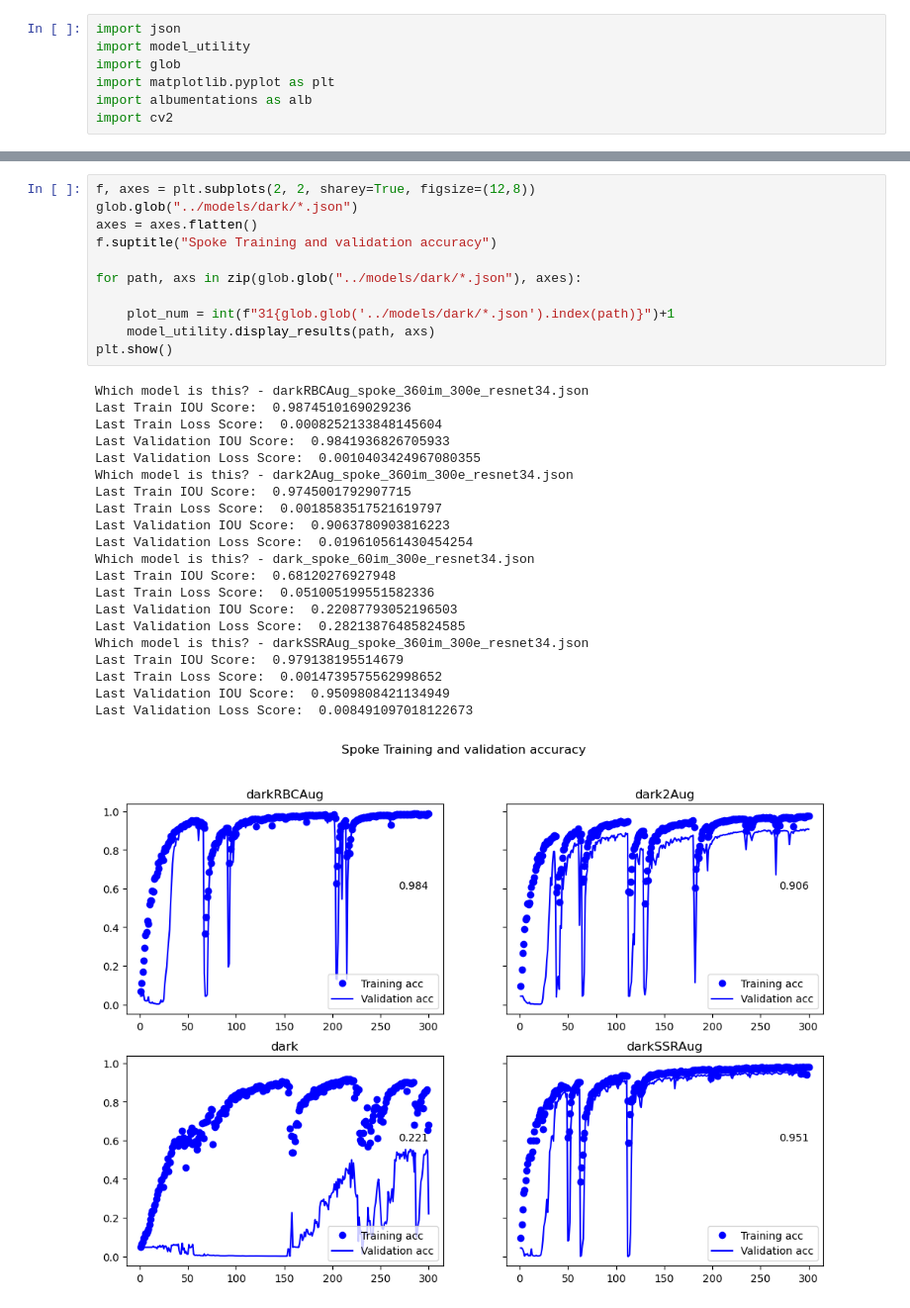
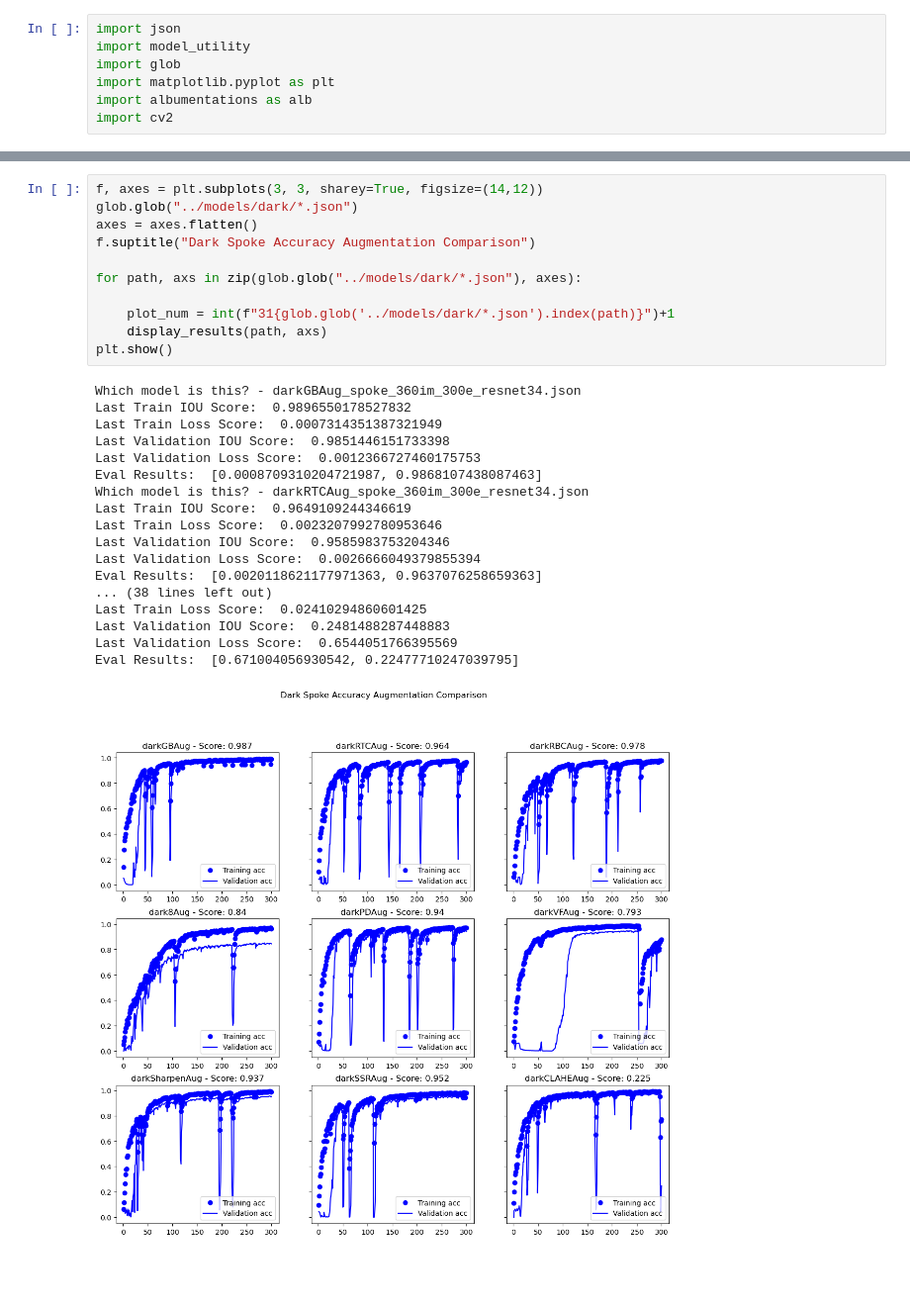
Before and after one commit to Yugadeep/Spokes_ML, a Jupyter notebook: jupyter_testing/augmentation_testing/model_panel.ipynb, the cells around one changed output, grey strips where cells are left out. Shown at 99% size. Cells and saved outputs as stored; diff of their text form; blank space fills up the shorter version.

```diff
--- a/jupyter_testing/augmentation_testing/model_panel.ipynb
+++ b/jupyter_testing/augmentation_testing/model_panel.ipynb
@@ -8,33 +53,30 @@ import cv2
 # %%
-f, axes = plt.subplots(2, 2, sharey=True, figsize=(12,8))
+f, axes = plt.subplots(3, 3, sharey=True, figsize=(14,12))
 glob.glob("../models/dark/*.json")
 axes = axes.flatten()
-f.suptitle("Spoke Training and validation accuracy")
+f.suptitle("Dark Spoke Accuracy Augmentation Comparison")
 
 for path, axs in zip(glob.glob("../models/dark/*.json"), axes):
 
     plot_num = int(f"31{glob.glob('../models/dark/*.json').index(path)}")+1
-    model_utility.display_results(path, axs)
+    display_results(path, axs)
 plt.show()
 # %% [output]
-Which model is this? - darkRBCAug_spoke_360im_300e_resnet34.json
-Last Train IOU Score:  0.9874510169029236
-Last Train Loss Score:  0.0008252133848145604
-Last Validation IOU Score:  0.9841936826705933
-Last Validation Loss Score:  0.0010403424967080355
-Which model is this? - dark2Aug_spoke_360im_300e_resnet34.json
-Last Train IOU Score:  0.9745001792907715
-Last Train Loss Score:  0.0018583517521619797
-Last Validation IOU Score:  0.9063780903816223
-Last Validation Loss Score:  0.019610561430454254
-Which model is this? - dark_spoke_60im_300e_resnet34.json
-Last Train IOU Score:  0.68120276927948
-Last Train Loss Score:  0.051005199551582336
-Last Validation IOU Score:  0.22087793052196503
-Last Validation Loss Score:  0.28213876485824585
-Which model is this? - darkSSRAug_spoke_360im_300e_resnet34.json
-Last Train IOU Score:  0.979138195514679
-Last Train Loss Score:  0.0014739575562998652
-Last Validation IOU Score:  0.9509808421134949
-Last Validation Loss Score:  0.008491097018122673
+Which model is this? - darkGBAug_spoke_360im_300e_resnet34.json
+Last Train IOU Score:  0.9896550178527832
+Last Train Loss Score:  0.0007314351387321949
+Last Validation IOU Score:  0.9851446151733398
+Last Validation Loss Score:  0.0012366727460175753
+Eval Results:  [0.0008709310204721987, 0.9868107438087463]
+Which model is this? - darkRTCAug_spoke_360im_300e_resnet34.json
+Last Train IOU Score:  0.9649109244346619
+Last Train Loss Score:  0.0023207992780953646
+Last Validation IOU Score:  0.9585983753204346
+Last Validation Loss Score:  0.0026666049379855394
+Eval Results:  [0.0020118621177971363, 0.9637076258659363]
+... (38 lines left out)
+Last Train Loss Score:  0.02410294860601425
+Last Validation IOU Score:  0.2481488287448883
+Last Validation Loss Score:  0.6544051766395569
+Eval Results:  [0.671004056930542, 0.22477710247039795]
-[figure, old version]
+[figure, new version]
```
Also changed, not shown: parts of 7 cells of this notebook, 3 other files.
